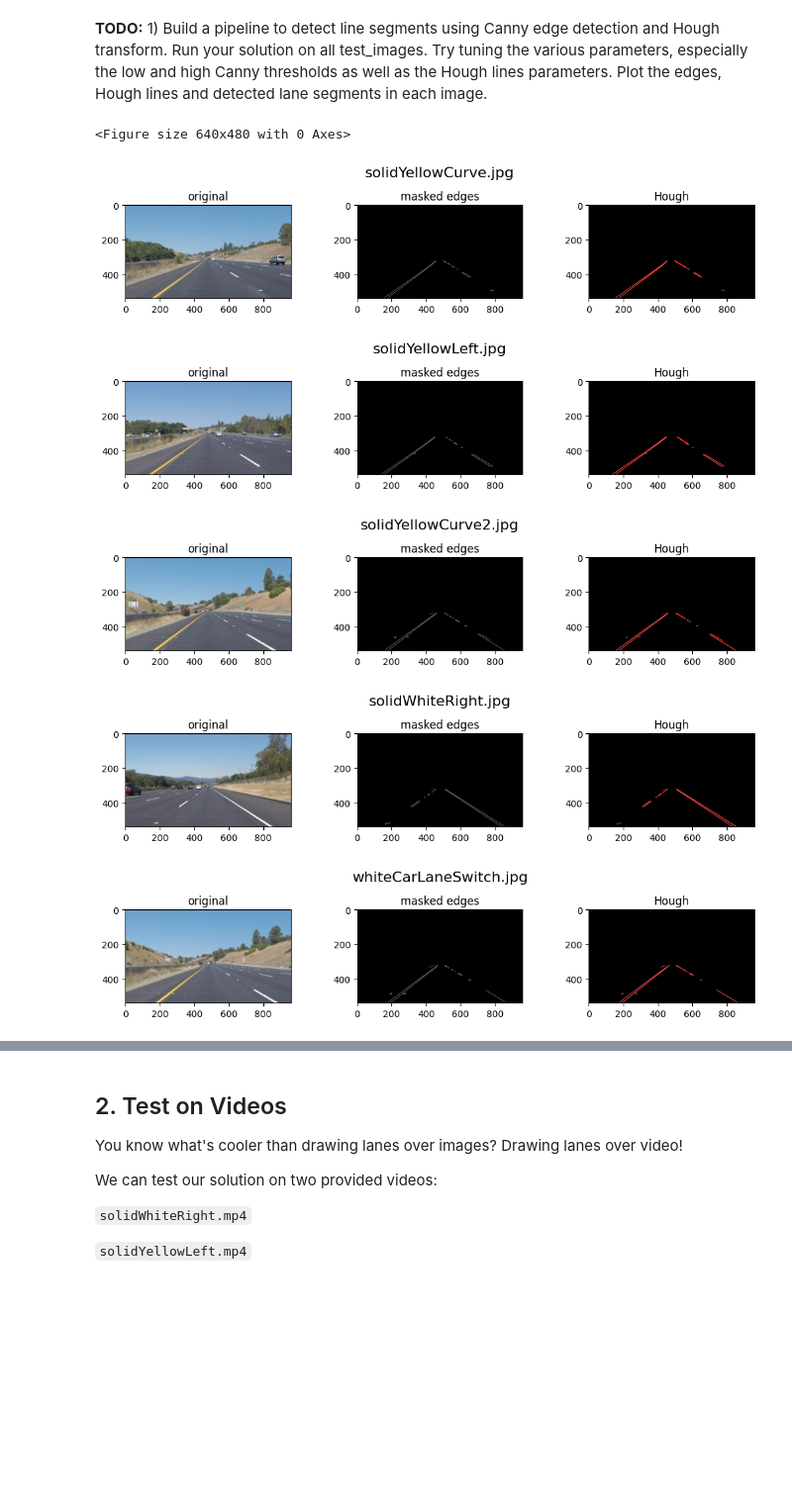
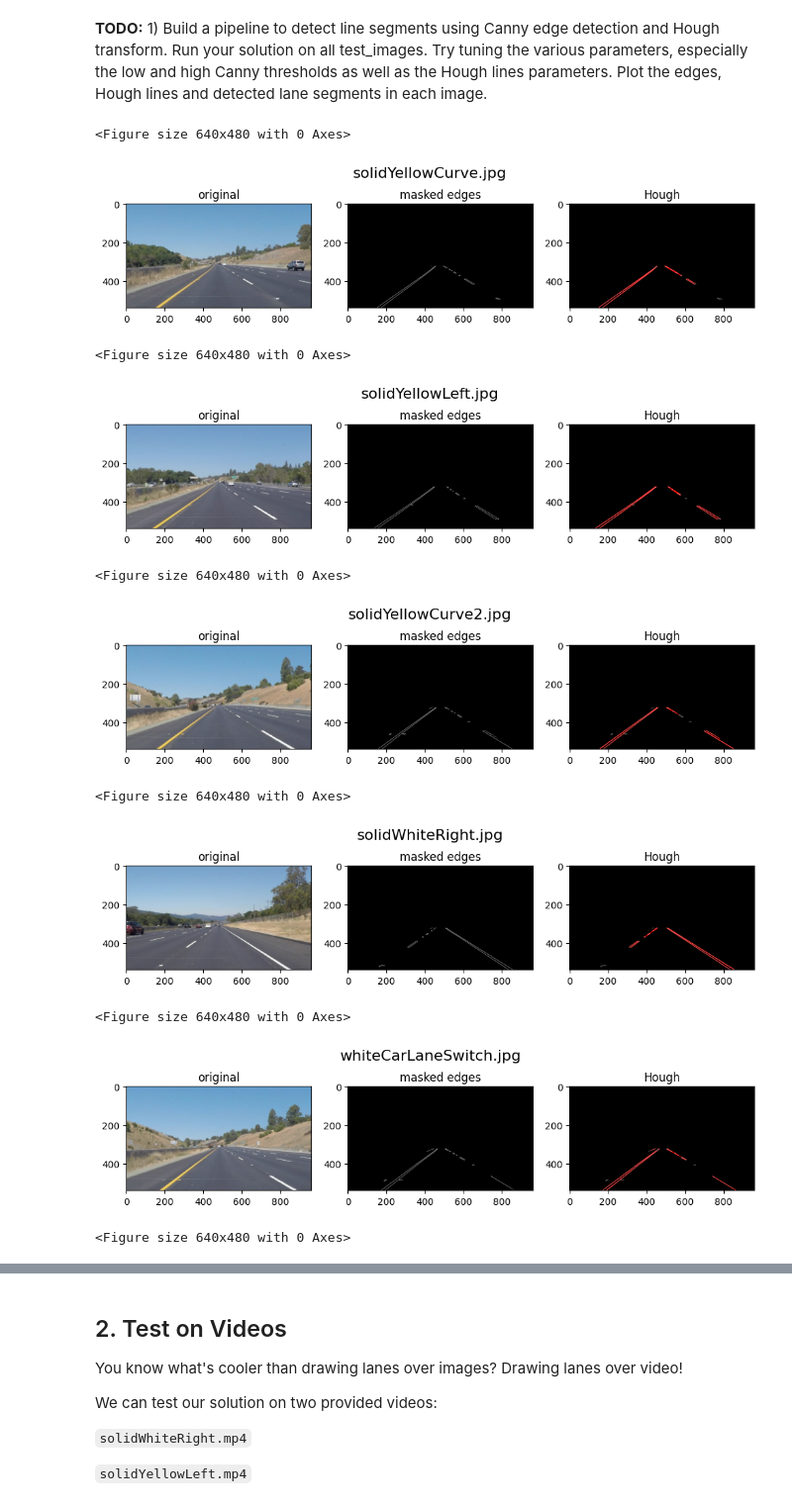
Before and after one commit to hai5rt/MMA-Mustererkennung, a Jupyter notebook: Project_LaneDetection__starter.ipynb, the cells around one changed output, grey strips where cells are left out. Shown at 99% size. Cells and saved outputs as stored; diff of their text form; code cells hidden in the pictures; blank space fills up the shorter version.

```diff
--- a/Project_LaneDetection__starter.ipynb
+++ b/Project_LaneDetection__starter.ipynb
@@ -141,7 +141,7 @@ def hough_pipeline(img,
                    threshold=20,
                    min_line_len=20,
                    max_line_gap=15,
-                   plot=True,
+                   plot=False,
                    title=None):
     """
     Full Hough pipeline for a single image.
@@ -219,22 +219,27 @@ def hough_pipeline(img,
         axes[2].set_title('Hough')
         axes[2].imshow(lines_edges)
 
-        #plt.show()
+        plt.show()
 
     # --------------------------------------------------------------------------
     return masked, lines_img, lines
 # %%
 # batch process all test images
 for img_path in os.listdir("test_images/"):
     img = mpimg.imread(f"test_images/{img_path}")
-    masked, lines_img, lines = hough_pipeline(img, title=img_path)
+    masked, lines_img, lines = hough_pipeline(img, plot=True, title=img_path)
 # %% [output]
 <Figure size 640x480 with 0 Axes>
-[figure, old version]
+[figure, new version]
+<Figure size 640x480 with 0 Axes>
-[figure, old version]
+[figure, new version]
+<Figure size 640x480 with 0 Axes>
-[figure, old version]
+[figure, new version]
+<Figure size 640x480 with 0 Axes>
-[figure, old version]
+[figure, new version]
+<Figure size 640x480 with 0 Axes>
-[figure, old version]
+[figure, new version]
+<Figure size 640x480 with 0 Axes>
 [figure]
 # %% [markdown]
 ## 2. Test on Videos
```
Also changed, not shown: parts of 17 cells of this notebook.
